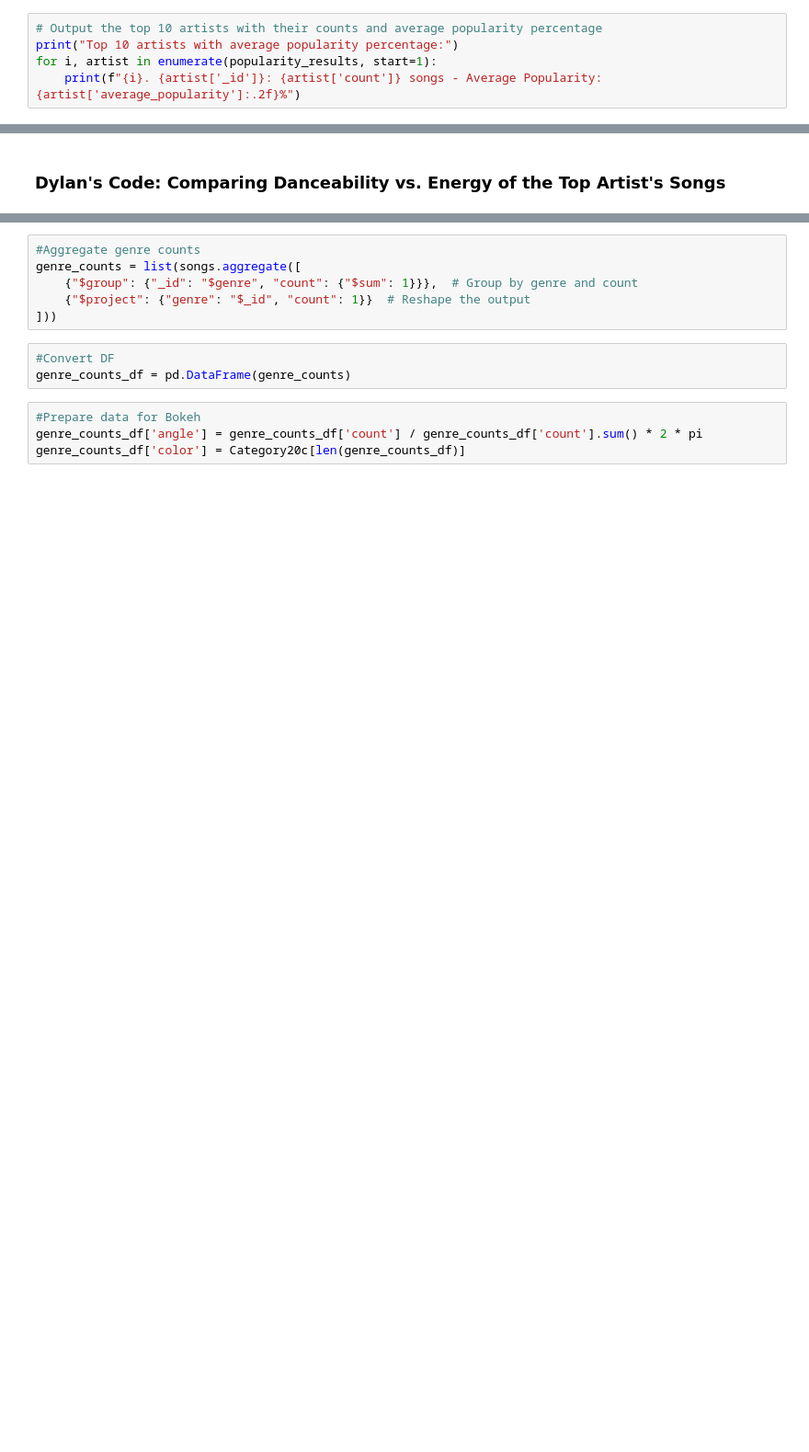
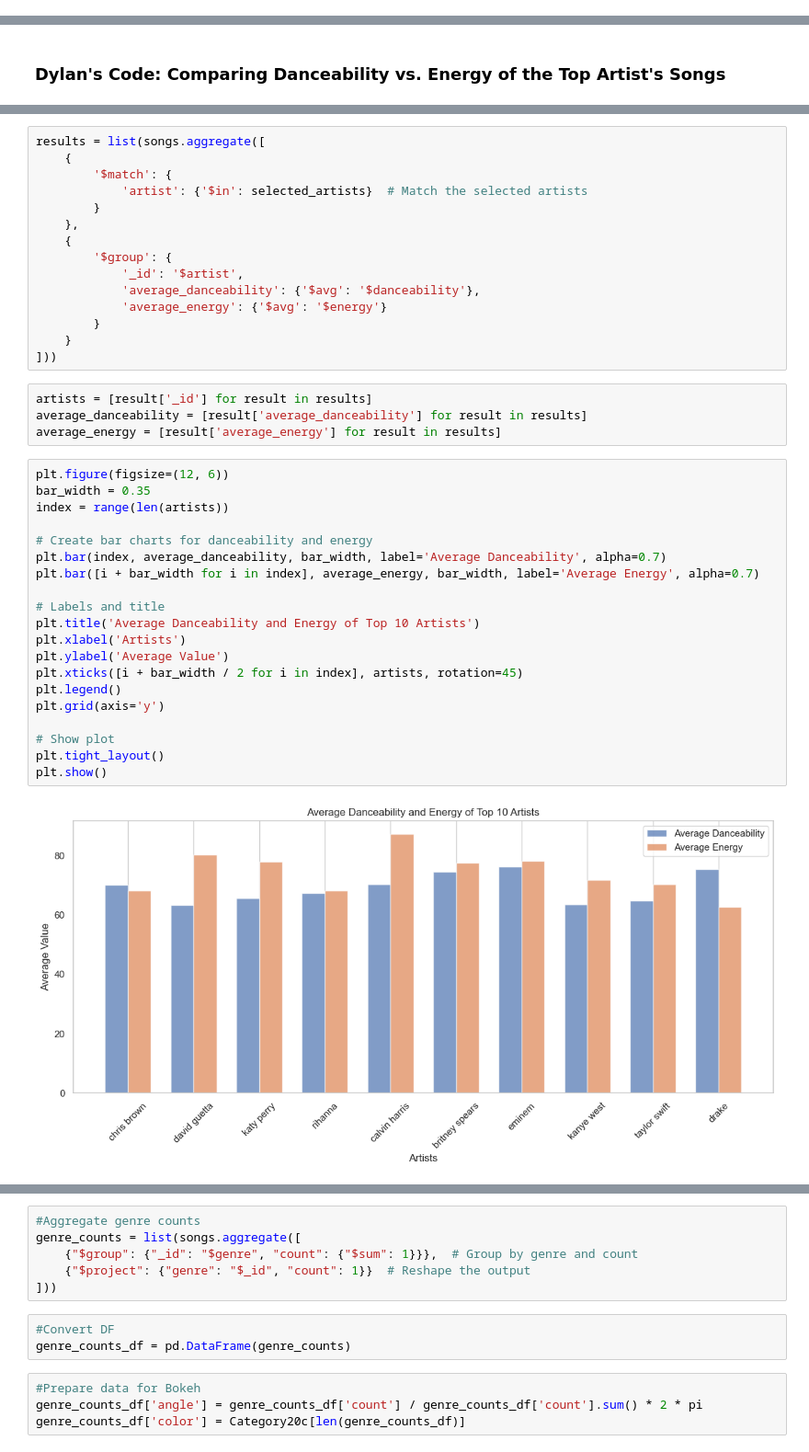
Before and after one commit to kimberlyher19/Project-3, a Jupyter notebook: Codes/SpotifyProject.ipynb, the cells around one changed output, grey strips where cells are left out. Shown: that part at 92% size. Saved outputs shown, nothing was run; the diff lists cells and outputs as text; blank space fills up the shorter version.

Commit message:
updated visuals

```diff
--- a/Codes/SpotifyProject.ipynb
+++ b/Codes/SpotifyProject.ipynb
@@ -134,5 +113,0 @@ popularity_results = list(songs.aggregate(artist_popularity))
-# %%
-# Output the top 10 artists with their counts and average popularity percentage
-print("Top 10 artists with average popularity percentage:")
-for i, artist in enumerate(popularity_results, start=1):
-    print(f"{i}. {artist['_id']}: {artist['count']} songs - Average Popularity: {artist['average_popularity']:.2f}%")
@@ -208,3 +210,44 @@ plt.show()
+# %%
+results = list(songs.aggregate([
+    {
+        '$match': {
+            'artist': {'$in': selected_artists}  # Match the selected artists
+        }
+    },
+    {
+        '$group': {
+            '_id': '$artist',
+            'average_danceability': {'$avg': '$danceability'},
+            'average_energy': {'$avg': '$energy'}
+        }
+    }
+]))
+# %%
+artists = [result['_id'] for result in results]
+average_danceability = [result['average_danceability'] for result in results]
+average_energy = [result['average_energy'] for result in results]
+# %%
+plt.figure(figsize=(12, 6))
+bar_width = 0.35
+index = range(len(artists))
+
+# Create bar charts for danceability and energy
+plt.bar(index, average_danceability, bar_width, label='Average Danceability', alpha=0.7)
+plt.bar([i + bar_width for i in index], average_energy, bar_width, label='Average Energy', alpha=0.7)
+
+# Labels and title
+plt.title('Average Danceability and Energy of Top 10 Artists')
+plt.xlabel('Artists')
+plt.ylabel('Average Value')
+plt.xticks([i + bar_width / 2 for i in index], artists, rotation=45)
+plt.legend()
+plt.grid(axis='y')
+
+# Show plot
+plt.tight_layout()
+plt.show()
+# %% [output]
+[figure, added]
 # %%
 from bokeh.plotting import output_notebook
 output_notebook()
```
Also changed, not shown: parts of 31 cells of this notebook, 2 other files.
